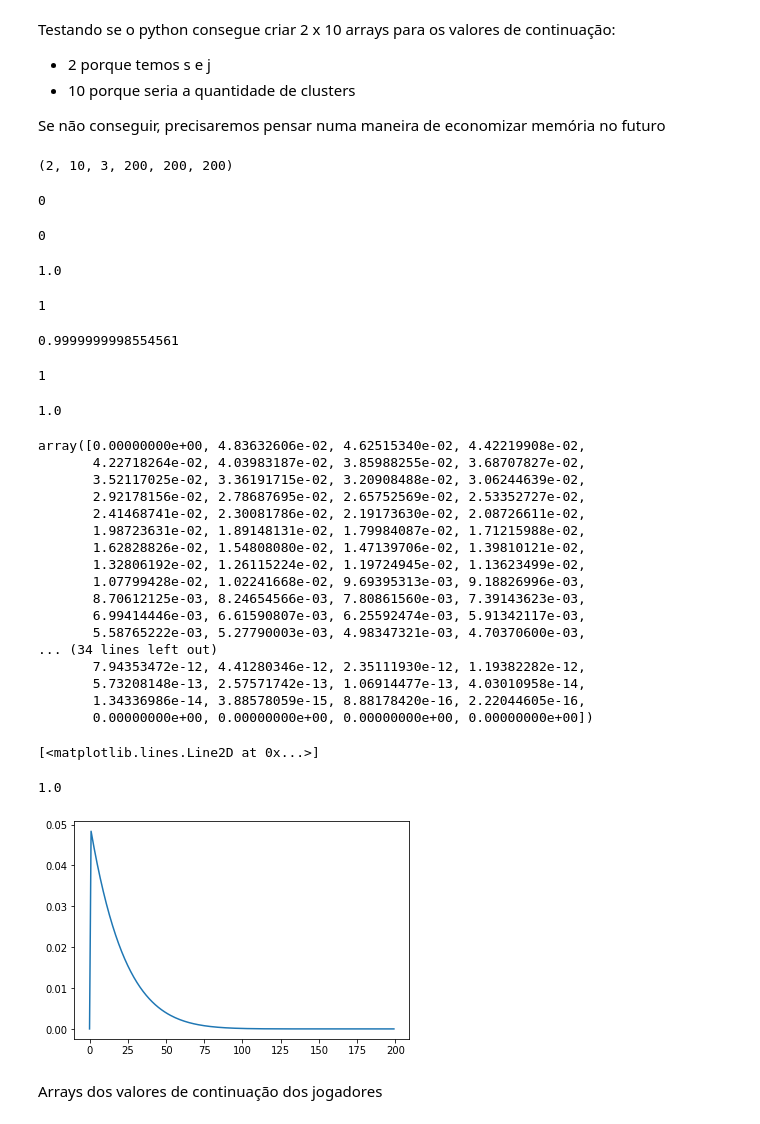
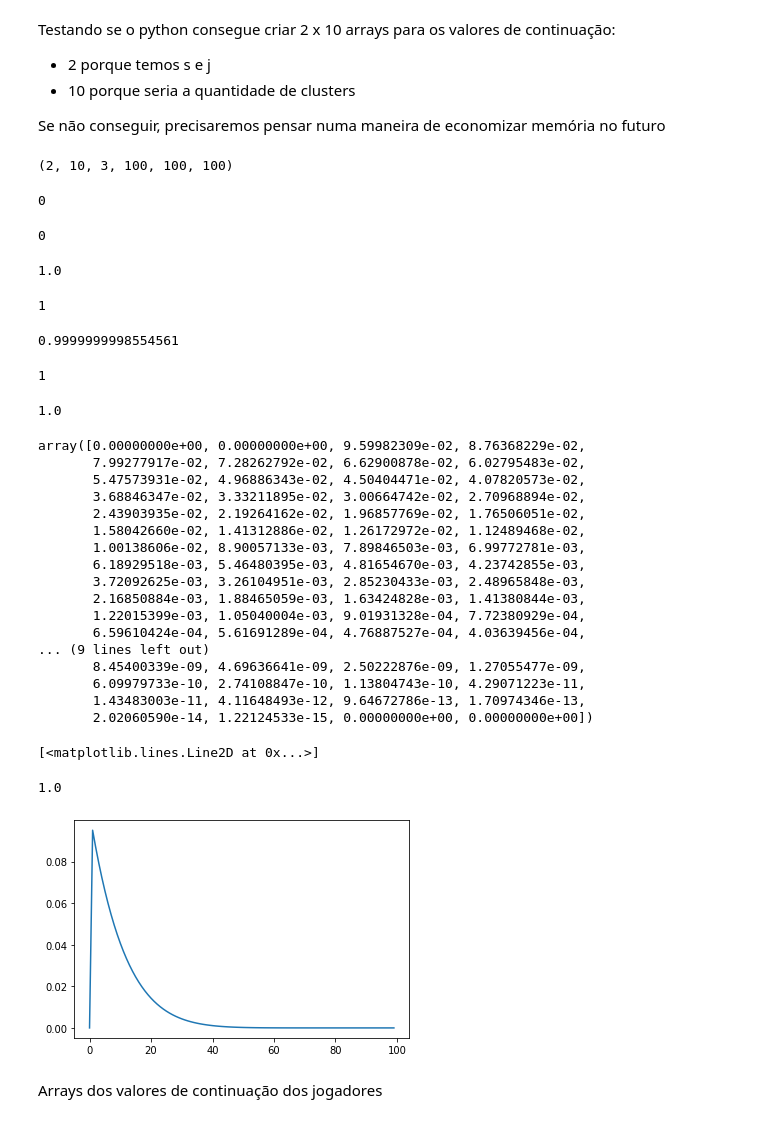
Before and after one commit to jmatheusgpa/Bargaining, a Jupyter notebook: Bellman.ipynb, the cells around one changed output. Drawn from its saved outputs; the diff is of its cells as text; code cells hidden in the pictures.

```diff
--- a/Bellman.ipynb
+++ b/Bellman.ipynb
@@ -117,7 +117,7 @@ j_L(0)
 Habilidades possíveis dos jogadores e funções de massa de probabilidade
 # %%
 #grid size
-grid = 200
+grid = 100
 
 hlow = 0.01
 hhigh = 1.0
@@ -158,7 +151,7 @@ test_W = np.zeros((2, 10, T, grid, grid, grid))
 # %%
 test_W.shape
 # %% [output]
-(2, 10, 3, 200, 200, 200)
+(2, 10, 3, 100, 100, 100)
 # %%
 def cdf(x, lt):
 
@@ -195,46 +188,46 @@ cdf(1, 0.9)
 # %%
 def pmf_cdf(lt):
 
     pmf = np.empty(grid)
 
     for i, h in enumerate(hvals):
         if(i == 0):
             pmf[i] = cdf(hvals[i], lt)
         else:
             pmf[i] = cdf(hvals[i], lt) - cdf(hvals[i-1], lt)
 
     return pmf
 
 
 #test
 np.sum(pmf_cdf(0.01))
 
-pmf_cdf(0.01)
+pmf_cdf(0.02)
 plt.plot(pmf_cdf(0.01))
 
 np.sum(np.round(pmf_cdf(0.01), 19))
 # %% [output]
 1.0
-array([0.00000000e+00, 4.83632606e-02, 4.62515340e-02, 4.42219908e-02,
-       4.22718264e-02, 4.03983187e-02, 3.85988255e-02, 3.68707827e-02,
-       3.52117025e-02, 3.36191715e-02, 3.20908488e-02, 3.06244639e-02,
-       2.92178156e-02, 2.78687695e-02, 2.65752569e-02, 2.53352727e-02,
-       2.41468741e-02, 2.30081786e-02, 2.19173630e-02, 2.08726611e-02,
-       1.98723631e-02, 1.89148131e-02, 1.79984087e-02, 1.71215988e-02,
-       1.62828826e-02, 1.54808080e-02, 1.47139706e-02, 1.39810121e-02,
-       1.32806192e-02, 1.26115224e-02, 1.19724945e-02, 1.13623499e-02,
-       1.07799428e-02, 1.02241668e-02, 9.69395313e-03, 9.18826996e-03,
-       8.70612125e-03, 8.24654566e-03, 7.80861560e-03, 7.39143623e-03,
-       6.99414446e-03, 6.61590807e-03, 6.25592474e-03, 5.91342117e-03,
-       5.58765222e-03, 5.27790003e-03, 4.98347321e-03, 4.70370600e-03,
-... (34 lines left out)
-       7.94353472e-12, 4.41280346e-12, 2.35111930e-12, 1.19382282e-12,
-       5.73208148e-13, 2.57571742e-13, 1.06914477e-13, 4.03010958e-14,
-       1.34336986e-14, 3.88578059e-15, 8.88178420e-16, 2.22044605e-16,
-       0.00000000e+00, 0.00000000e+00, 0.00000000e+00, 0.00000000e+00])
+array([0.00000000e+00, 0.00000000e+00, 9.59982309e-02, 8.76368229e-02,
+       7.99277917e-02, 7.28262792e-02, 6.62900878e-02, 6.02795483e-02,
+       5.47573931e-02, 4.96886343e-02, 4.50404471e-02, 4.07820573e-02,
+       3.68846347e-02, 3.33211895e-02, 3.00664742e-02, 2.70968894e-02,
+       2.43903935e-02, 2.19264162e-02, 1.96857769e-02, 1.76506051e-02,
+       1.58042660e-02, 1.41312886e-02, 1.26172972e-02, 1.12489468e-02,
+       1.00138606e-02, 8.90057133e-03, 7.89846503e-03, 6.99772781e-03,
+       6.18929518e-03, 5.46480395e-03, 4.81654670e-03, 4.23742855e-03,
+       3.72092625e-03, 3.26104951e-03, 2.85230433e-03, 2.48965848e-03,
+       2.16850884e-03, 1.88465059e-03, 1.63424828e-03, 1.41380844e-03,
+       1.22015399e-03, 1.05040004e-03, 9.01931328e-04, 7.72380929e-04,
+       6.59610424e-04, 5.61691289e-04, 4.76887527e-04, 4.03639456e-04,
+... (9 lines left out)
+       8.45400339e-09, 4.69636641e-09, 2.50222876e-09, 1.27055477e-09,
+       6.09979733e-10, 2.74108847e-10, 1.13804743e-10, 4.29071223e-11,
+       1.43483003e-11, 4.11648493e-12, 9.64672786e-13, 1.70974346e-13,
+       2.02060590e-14, 1.22124533e-15, 0.00000000e+00, 0.00000000e+00])
 [<matplotlib.lines.Line2D at 0x...>]
 1.0
-[figure, old version]
+[figure, new version]
 # %%
 #gerando as pmfs
 
```
Also changed, not shown: parts of 27 cells of this notebook.
